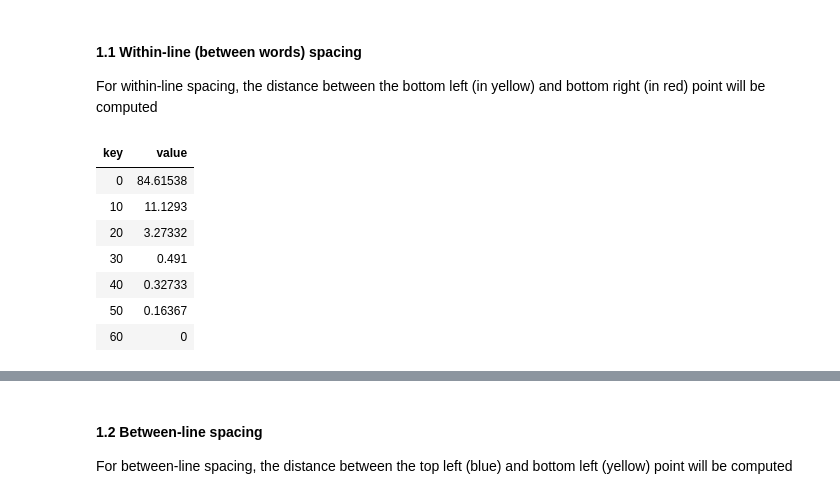
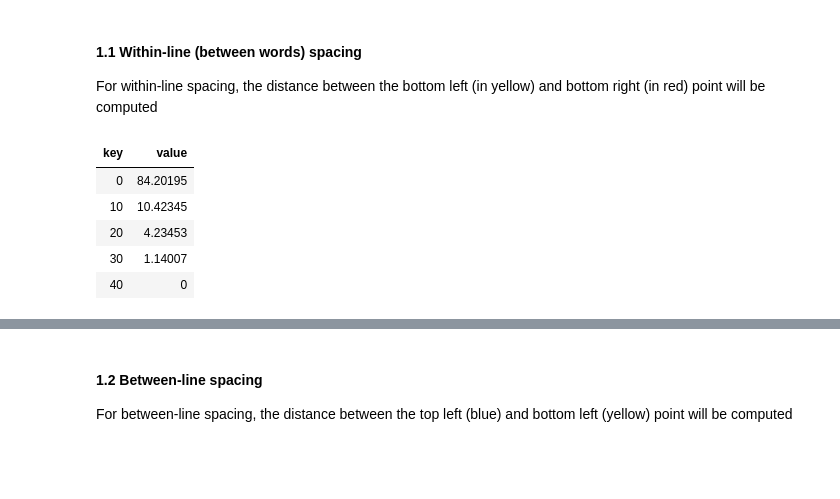
Before and after one commit to BobLd/simple-docstrum, a Jupyter notebook: Simple Docstrum v1.ipynb, the cells around one changed output, grey strips where cells are left out. Cells and saved outputs as stored; diff of their text form; code cells hidden in the pictures; blank space fills up the shorter version.

Commit message:
update to PdfPig 0.1.2-alpha001 and use a single kdTree for distances

```diff
--- a/Simple Docstrum v1.ipynb
+++ b/Simple Docstrum v1.ipynb
@@ -237,7 +232,7 @@ private static double? GetPeakAverageDistance(IEnumerable<double> distances, int
 #### 1.1 Within-line (between words) spacing
 For within-line spacing, the distance between the bottom left (in yellow) and bottom right (in red) point will be computed
 # %%
-KdTree<Word> kdTreeWL = new KdTree<Word>(words, w => w.BoundingBox.BottomLeft);
+KdTree<Word> kdTreeBottomLeft = new KdTree<Word>(words, w => w.BoundingBox.BottomLeft);
 
 // Create distribution
 var withinLineDistList = new List<double>();
@@ -246,8 +241,8 @@ foreach (var candidateW in words)
     // 1.1.1 Find the 2 closest neighbours words to the candidate, using weighted euclidean distance that gives more weight to y axis.
     // Words on the same line (same y) have more chance to be neighbours
     // NB: might need to use a different method with rotated words
-    foreach (var n in kdTreeWL.FindNearestNeighbours(candidateW, 2, w => w.BoundingBox.BottomRight,
-                                                     (p1, p2) => Distances.WeightedEuclidean(p1, p2, 0.5)))
+    foreach (var n in kdTreeBottomLeft.FindNearestNeighbours(candidateW, 2, w => w.BoundingBox.BottomRight,
+                                                             (p1, p2) => Distances.WeightedEuclidean(p1, p2, 0.5)))
     {
         // 1.1.2 Check if the neighbour word is within the angle of the candidate
         var angle = Distances.Angle(candidateW.BoundingBox.BottomRight, n.Item1.BoundingBox.BottomLeft);
@@ -272,40 +267,38 @@ var histoWl = new Graph.Histogram()
     {
         start = 0,
         end = Math.Ceiling(withinLineDistList.Max()),
         size = wlBinSize
     },
     text = "",
     name = "",
     histnorm = "percent"
 };
 
 var lineWlAvg = new Graph.Scatter()
 {
     x = new[] { wlDist },
     y = new[] { 0 },
     mode = "markers",
     name = "wl distance",
     marker = new Graph.Marker()
     {
         color = "red",
         size = 10
     }
 };
 
 var plotWl = Chart.Plot(new Graph.Trace[] { histoWl, lineWlAvg });
 plotWl.WithLayout(new Layout.Layout() { title = "Distribution of within-line distances", showlegend = false, hovermode = "closest" });
 plotWl.WithXTitle("distance");
 plotWl.WithYTitle("%");
 display(plotWl);
 # %% [output]
 | key | value |
-| 0 | 84.61538 |
-| 10 | 11.1293 |
-| 20 | 3.27332 |
-| 30 | 0.491 |
-| 40 | 0.32733 |
-| 50 | 0.16367 |
-| 60 | 0 |
+| 0 | 84.20195 |
+| 10 | 10.42345 |
+| 20 | 4.23453 |
+| 30 | 1.14007 |
+| 40 | 0 |
 [interactive output not drawn]
 # %% [markdown]
 #### 1.2 Between-line spacing
```
Also changed, not shown: parts of 6 cells of this notebook.
